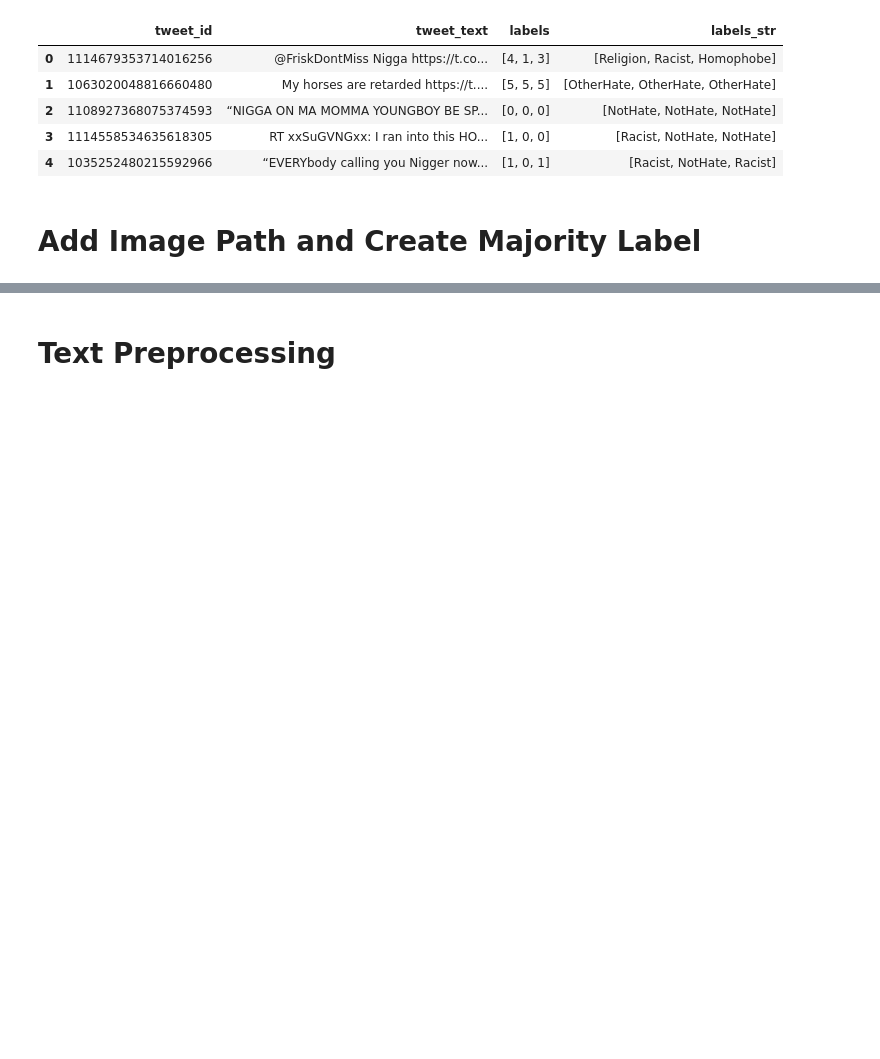
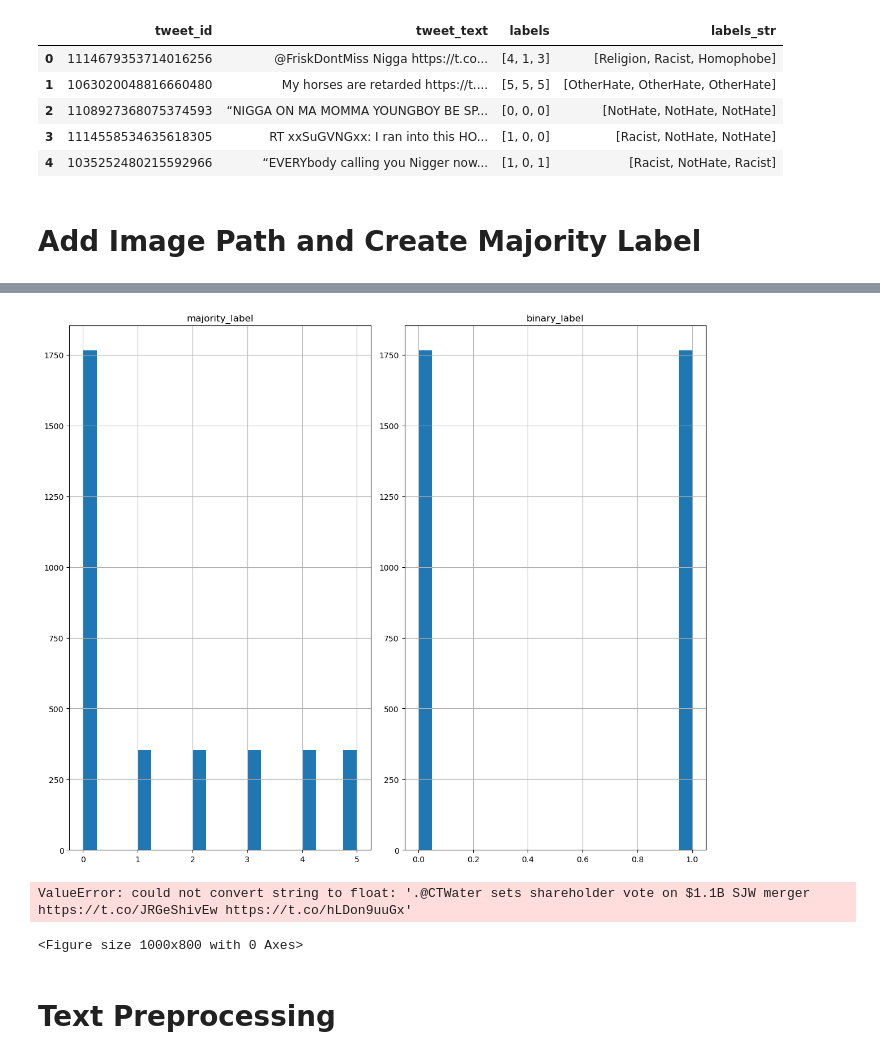
Before and after one commit to tsmuskin/599_Project, a Jupyter notebook: Data Cleaning.ipynb, the cells around one changed output, grey strips where cells are left out. Saved outputs shown, nothing was run; the diff lists cells and outputs as text; code cells hidden in the pictures; blank space fills up the shorter version.

```diff
--- a/Data Cleaning.ipynb
+++ b/Data Cleaning.ipynb
@@ -153,0 +246,19 @@ df.head()
+# %%
+# Define sample sizes for each class
+# The reason were doing this is because the smallest class has 353 samples so we are randomly sampling across the class to balance
+# the 0 class has 353x5, so that hatespeech vs non has an even sampling size as well.
+sample_sizes = {
+    0: 1765,
+    1: 353,
+    2: 353,
+    3: 353,
+    4: 353,
+    5: 353
+}
+
+# Sample from each group, set random seed
+df = df.groupby('majority_label', group_keys=False).apply(
+    lambda x: x.sample(n=sample_sizes[x.name], random_state=42)
+)
+
+print(df['majority_label'].value_counts().sort_index())
@@ -154,3 +274,24 @@ df.head()
+# %%
+import matplotlib.pyplot as plt
+import seaborn as sns
+
+# Histograms for all numeric columns
+df.hist(figsize=(12, 10), bins=20)
+plt.tight_layout()
+plt.show()
+
+# Correlation heatmap
+plt.figure(figsize=(10, 8))
+sns.heatmap(df.corr(), annot=True, cmap='coolwarm')
+plt.show()
+
+# Pairplot (for smaller datasets)
+sns.pairplot(df)
+plt.show()
+# %% [output]
+[figure, added]
+ValueError: could not convert string to float: '.@CTWater sets shareholder vote on $1.1B SJW merger https://t.co/JRGeShivEw https://t.co/hLDon9uuGx'
+<Figure size 1000x800 with 0 Axes>
 # %% [markdown]
 # Text Preprocessing
 # %%
```
Also changed, not shown: parts of 19 cells of this notebook.
